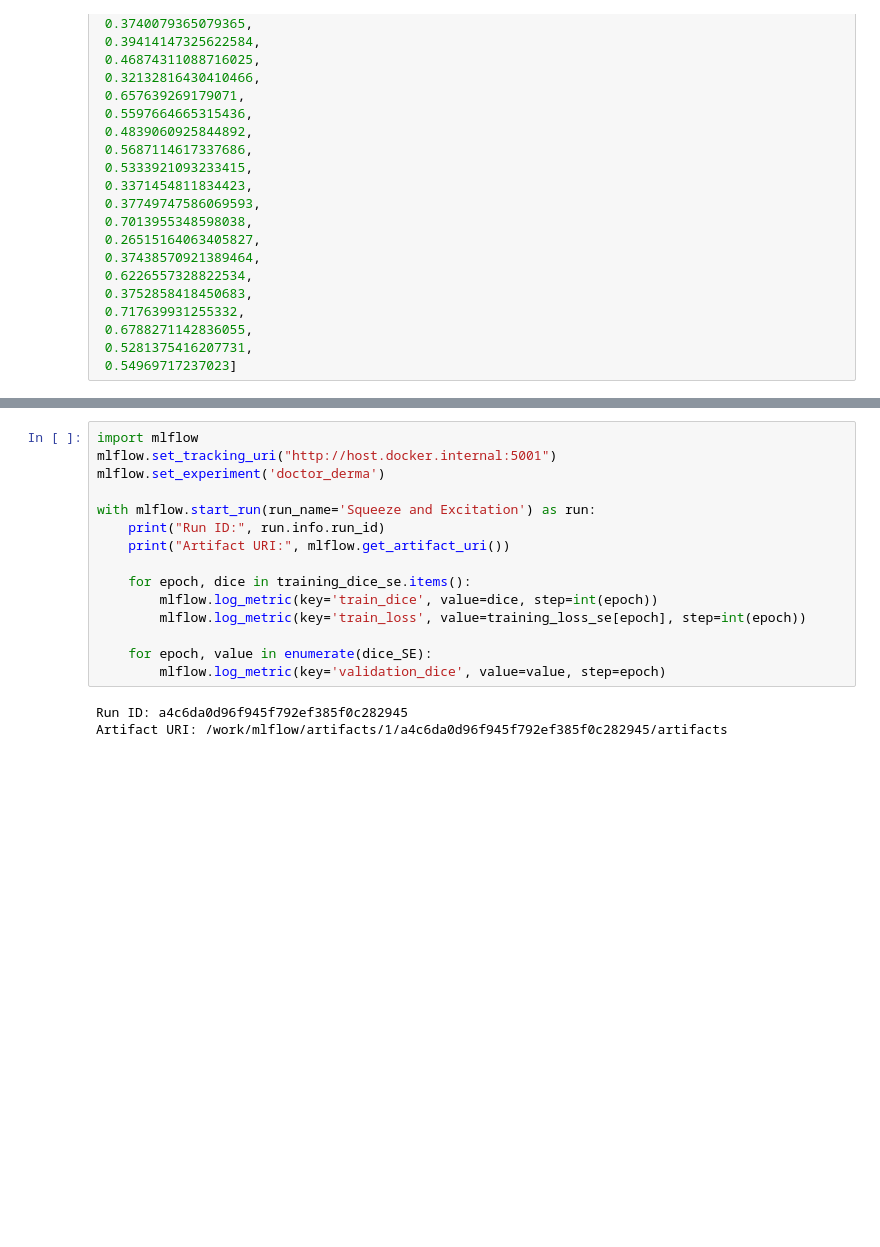
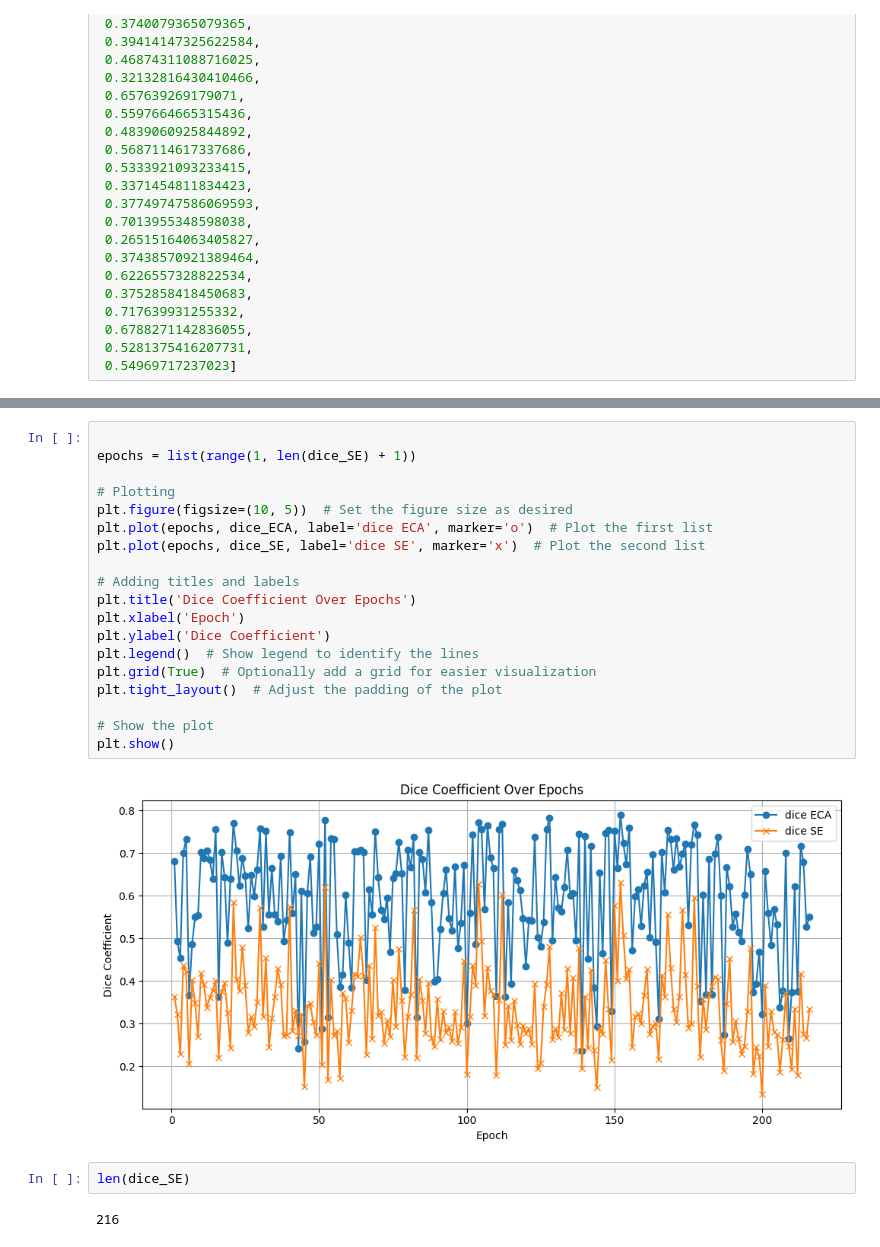
Before and after one commit to JohannesDupont/Machine-Learning-Project, a Jupyter notebook: code/initialise_mlflow.ipynb, the cells around one changed output, grey strips where cells are left out. Drawn from its saved outputs; the diff is of its cells as text; blank space fills up the shorter version.

```diff
--- a/code/initialise_mlflow.ipynb
+++ b/code/initialise_mlflow.ipynb
@@ -496,18 +516,25 @@ Artifact URI: /work/mlflow/artifacts/1/b30e53dfeab344f58afb2867bc440cc6/artifact
 # %%
-import mlflow
-mlflow.set_tracking_uri("http://host.docker.internal:5001")
-mlflow.set_experiment('doctor_derma')
 
-with mlflow.start_run(run_name='Squeeze and Excitation') as run:
-    print("Run ID:", run.info.run_id)
-    print("Artifact URI:", mlflow.get_artifact_uri())
+epochs = list(range(1, len(dice_SE) + 1))
 
-    for epoch, dice in training_dice_se.items():
-        mlflow.log_metric(key='train_dice', value=dice, step=int(epoch))
-        mlflow.log_metric(key='train_loss', value=training_loss_se[epoch], step=int(epoch))
+# Plotting
+plt.figure(figsize=(10, 5))  # Set the figure size as desired
+plt.plot(epochs, dice_ECA, label='dice ECA', marker='o')  # Plot the first list
+plt.plot(epochs, dice_SE, label='dice SE', marker='x')  # Plot the second list
 
-    for epoch, value in enumerate(dice_SE):
-        mlflow.log_metric(key='validation_dice', value=value, step=epoch)
+# Adding titles and labels
+plt.title('Dice Coefficient Over Epochs')
+plt.xlabel('Epoch')
+plt.ylabel('Dice Coefficient')
+plt.legend()  # Show legend to identify the lines
+plt.grid(True)  # Optionally add a grid for easier visualization
+plt.tight_layout()  # Adjust the padding of the plot
+
+# Show the plot
+plt.show()
 # %% [output]
-Run ID: a4c6da0d96f945f792ef385f0c282945
-Artifact URI: /work/mlflow/artifacts/1/a4c6da0d96f945f792ef385f0c282945/artifacts
+[figure, added]
+# %%
+len(dice_SE)
+# %% [output]
+216
```
Also changed, not shown: parts of 1 cell of this notebook, 1 other file.
